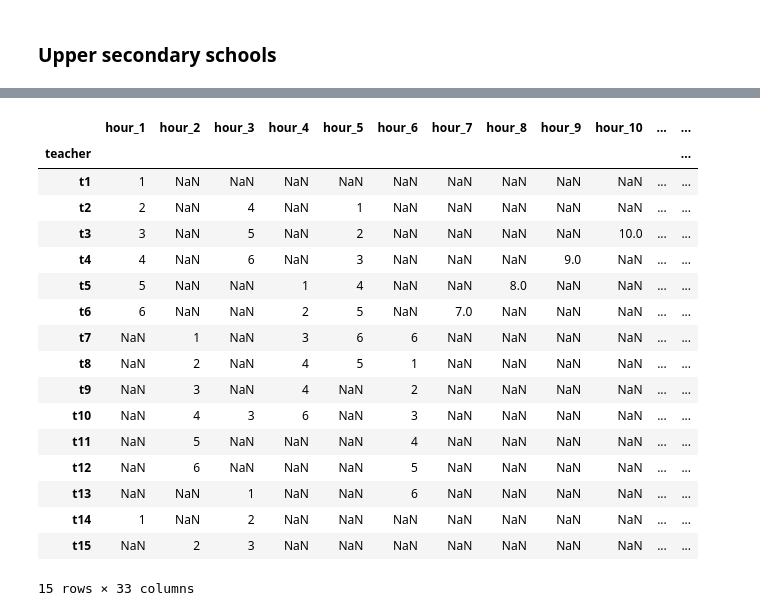
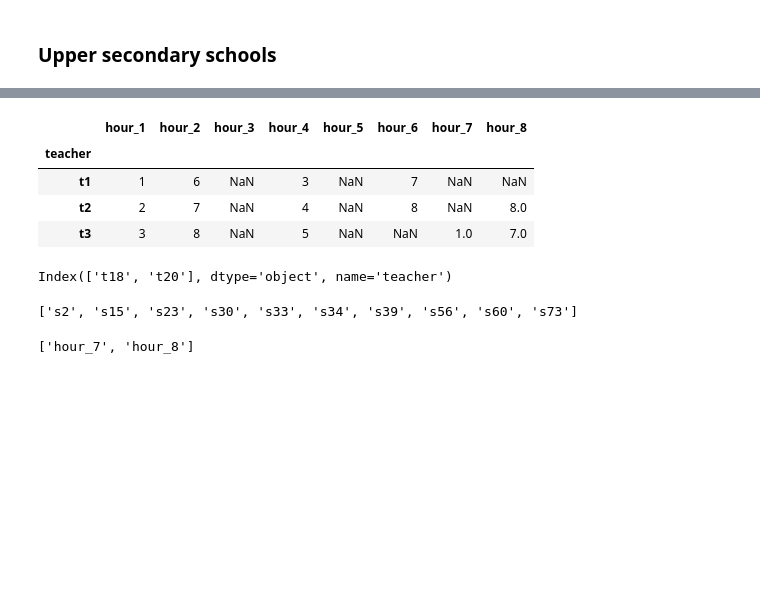
Before and after one commit to JanaLasser/agent_based_COVID_SEIRX, a Jupyter notebook: school/construct_school_network.ipynb, the cells around one changed output, grey strips where cells are left out. Saved outputs shown, nothing was run; the diff lists cells and outputs as text; code cells hidden in the pictures; blank space fills up the shorter version.

```diff
--- a/school/construct_school_network.ipynb
+++ b/school/construct_school_network.ipynb
@@ -25,9 +25,9 @@ age_brackets = {'primary':[6, 7, 8, 9],
                 'primary_dc':[6, 7, 8, 9],
                 'lower_secondary':[10, 11, 12, 13],
                 'lower_secondary_dc':[10, 11, 12, 13],
-                'oberstufe':[14, 15, 16, 17],
-                'gymnasium':[10, 11, 12, 13, 14, 15, 16, 17],
-                'waldorfschule':[6, 7, 8, 9, 10, 11, 12, 13, 14, 15, 16, 17]
+                'upper_secondary':[14, 15, 16, 17],
+                'secondary':[10, 11, 12, 13, 14, 15, 16, 17],
+                'secondary_dc':[10, 11, 12, 13, 14, 15, 16, 17]
                }
 # %%
 school_characteristics = {
@@ -372,14 +372,14 @@ N_classes = 10
 # architecture
 N_floors = 1
 # school type
-school_type = 'lower_secondary'
+school_type = 'secondary_dc'
 age_bracket = age_brackets[school_type]
 student_mask = False
 teacher_mask = False
 # %%
 reload(csn)
 G, teacher_schedule, student_schedule = csn.compose_school_graph(school_type, N_classes, class_size,
-                N_floors, age_bracket, p_children, p_parents, teacher_p_adults,
+                N_floors, p_children, p_parents, teacher_p_adults,
                 teacher_p_children, r_teacher_conversation, r_teacher_friend)
 
 csn.map_contacts(G, student_mask, teacher_mask, contact_map)
@@ -755,21 +861,8 @@ plt.hist(unique_classes, bins=range(1, 7), rwidth=0.8, align='left')
 # %%
-teacher_schedule
+teacher_schedule.head(3)
 # %% [output]
-|  | hour_1 | hour_2 | hour_3 | hour_4 | hour_5 | hour_6 | hour_7 | hour_8 | hour_9 | hour_10 | ... | ... |
-| teacher |  |  |  |  |  |  |  |  |  |  |  | ... |
-| t1 | 1 | NaN | NaN | NaN | NaN | NaN | NaN | NaN | NaN | NaN | ... | ... |
-| t2 | 2 | NaN | 4 | NaN | 1 | NaN | NaN | NaN | NaN | NaN | ... | ... |
-| t3 | 3 | NaN | 5 | NaN | 2 | NaN | NaN | NaN | NaN | 10.0 | ... | ... |
-| t4 | 4 | NaN | 6 | NaN | 3 | NaN | NaN | NaN | 9.0 | NaN | ... | ... |
-| t5 | 5 | NaN | NaN | 1 | 4 | NaN | NaN | 8.0 | NaN | NaN | ... | ... |
-| t6 | 6 | NaN | NaN | 2 | 5 | NaN | 7.0 | NaN | NaN | NaN | ... | ... |
-| t7 | NaN | 1 | NaN | 3 | 6 | 6 | NaN | NaN | NaN | NaN | ... | ... |
-| t8 | NaN | 2 | NaN | 4 | 5 | 1 | NaN | NaN | NaN | NaN | ... | ... |
-| t9 | NaN | 3 | NaN | 4 | NaN | 2 | NaN | NaN | NaN | NaN | ... | ... |
-| t10 | NaN | 4 | 3 | 6 | NaN | 3 | NaN | NaN | NaN | NaN | ... | ... |
-| t11 | NaN | 5 | NaN | NaN | NaN | 4 | NaN | NaN | NaN | NaN | ... | ... |
-| t12 | NaN | 6 | NaN | NaN | NaN | 5 | NaN | NaN | NaN | NaN | ... | ... |
-| t13 | NaN | NaN | 1 | NaN | NaN | 6 | NaN | NaN | NaN | NaN | ... | ... |
-| t14 | 1 | NaN | 2 | NaN | NaN | NaN | NaN | NaN | NaN | NaN | ... | ... |
-| t15 | NaN | 2 | 3 | NaN | NaN | NaN | NaN | NaN | NaN | NaN | ... | ... |
+|  | hour_1 | hour_2 | hour_3 | hour_4 | hour_5 | hour_6 | hour_7 | hour_8 |
+| teacher |  |  |  |  |  |  |  |  |
+| t1 | 1 | 6 | NaN | 3 | NaN | 7 | NaN | NaN |
+| t2 | 2 | 7 | NaN | 4 | NaN | 8 | NaN | 8.0 |
+| t3 | 3 | 8 | NaN | 5 | NaN | NaN | 1.0 | 7.0 |
-15 rows × 33 columns
@@ -775,0 +898,12 @@ teacher_schedule
+# %%
+supervising_teachers
+# %% [output]
+Index(['t18', 't20'], dtype='object', name='teacher')
+# %%
+students_in_group
+# %% [output]
+['s2', 's15', 's23', 's30', 's33', 's34', 's39', 's56', 's60', 's73']
+# %%
+dc_times
+# %% [output]
+['hour_7', 'hour_8']
```
Also changed, not shown: parts of 28 cells of this notebook, 1 other file.
